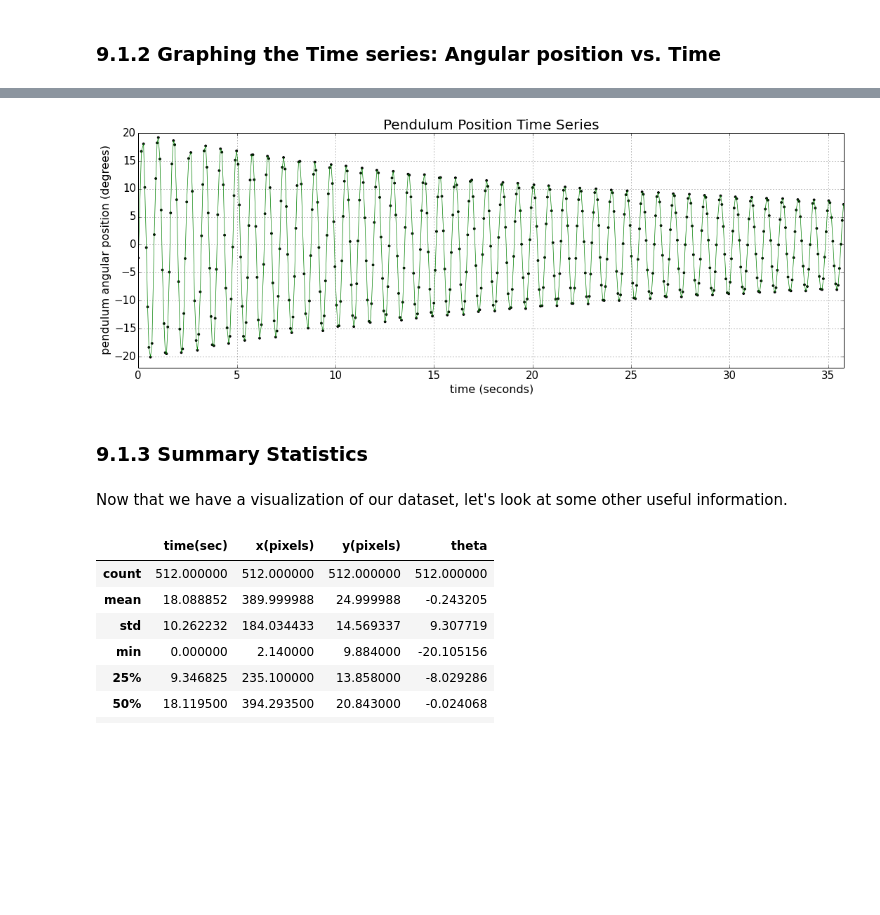
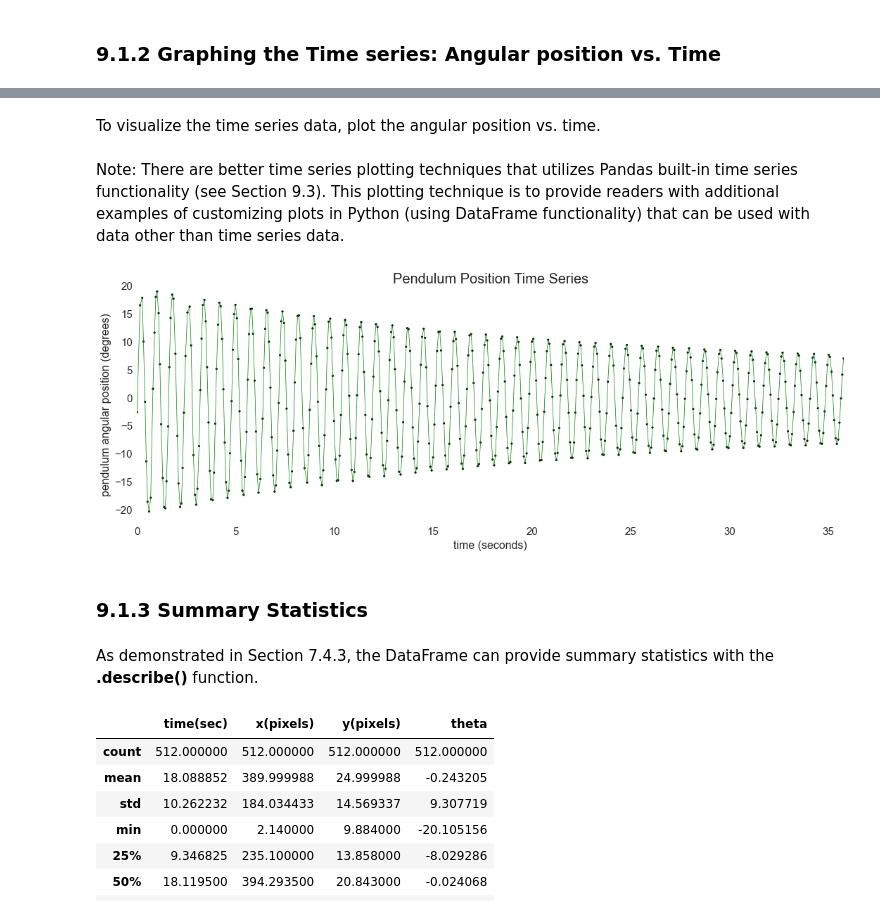
Before and after one commit to JeremyMMulcahey/IPythonNotebook, a Jupyter notebook: SeniorProject/SeniorProject.ipynb, the cells around one changed output, grey strips where cells are left out. Saved outputs shown, nothing was run; the diff lists cells and outputs as text; code cells hidden in the pictures; blank space fills up the shorter version.

```diff
--- a/SeniorProject/SeniorProject.ipynb
+++ b/SeniorProject/SeniorProject.ipynb
@@ -1616,12 +1651,15 @@ Let's write a fucntion that uses this equation to create a new column in the dat
 # %%
-#function takes y and x, then returns the solution to the above equation
+#function takes y and x, then returns the solution to the above equation.
 def calc_theta(y,x):
-    return ((180/math.pi)*math.atan2((y-1152.57606607263),(x-394.773399557239)))+90
+    return ((180/math.pi)*math.atan2((y-1152.57606607263),
+                                     (x-394.773399557239)))+90
 
-#the left side creates a new column in the data frame names "theta"
-#the right side uses information from the existing columns and the theta function above
-#to create the "theta" column
-PendFrame['theta']= PendFrame.apply(lambda row: calc_theta(row['y(pixels)'],row['x(pixels)']), axis=1)
+#the left side creates a new column in the DataFrame named "theta".
+#the right side uses information from the existing columns and
+#the calc_theta function above to populate the "theta" column.
+PendFrame['theta']= PendFrame.apply(lambda row:
+                                    calc_theta(row['y(pixels)'],
+                                               row['x(pixels)']), axis=1)
 PendFrame.head()
 # %% [output]
 |  | time(sec) | x(pixels) | y(pixels) | theta |
@@ -1638,30 +1678,36 @@ Now that the data frame has a time column and a &Theta; column, let's graph the
+# %% [markdown]
+To visualize the time series data, plot the angular position vs. time.
+# %% [markdown]
+Note: There are better time series plotting techniques that utilizes Pandas built-in time series functionality (see Section 9.3). This plotting technique is to provide readers with additional examples of customizing plots in Python  (using DataFrame functionality) that can be used with data other than time series data.
 # %%
-#open a figure window
+#open a figure window.
 plt.figure(figsize=(18,6))
 
-#plot the scatterplot first to keep the markers in the foreground
-#s is the size of the markers, and black is the color of the markers
+#plot the scatterplot first to keep the markers in the foreground.
+#s is the size of the markers, and black is the color of the markers.
 plt.scatter(PendFrame['time(sec)'],PendFrame['theta'], s=8, c='black')
 
-#built-in DataFrame function to plot time as x and theta as y, with custom y limits, line width, and color
-TSPlot = PendFrame.plot(x='time(sec)',y='theta',ylim=(-22,20),linewidth=.7, c='green')
+#built-in DataFrame function to plot time as x and theta as y,
+#with custom y limits, line width, and color.
+TSPlot = PendFrame.plot(x='time(sec)',y='theta',ylim=(-22,20),
+                        linewidth=.7, c='green')
 
-#change background of the plot to white
+#change background of the plot to white.
 TSPlot.set_axis_bgcolor('white')
 
-#set x and y labels, title, and adjust thier sizes according
+#set x and y labels, title, and adjust font sizes accordingly.
 TSPlot.set_ylabel('pendulum angular position (degrees)', fontsize=16)
 TSPlot.set_xlabel('time (seconds)',fontsize=16)
 TSPlot.set_title('Pendulum Position Time Series',fontsize=20)
 
-#increase the font size of the x and y ticks
+#increase the font size of the x and y ticks.
 plt.tick_params(axis='both', labelsize=15)
 # %% [output]
-[figure, old version]
+[figure, new version]
 # %% [markdown]
 ### 9.1.3 Summary Statistics
-# %% [markdown]
-Now that we have a visualization of our dataset, let's look at some other useful information.
+# %% [markdown]
+As demonstrated in Section 7.4.3, the DataFrame can provide summary statistics with the <b>.describe()</b> function.
 # %%
 PendFrame.describe()
 # %% [output]
```
Also changed, not shown: parts of 139 cells of this notebook, 1 other file.
